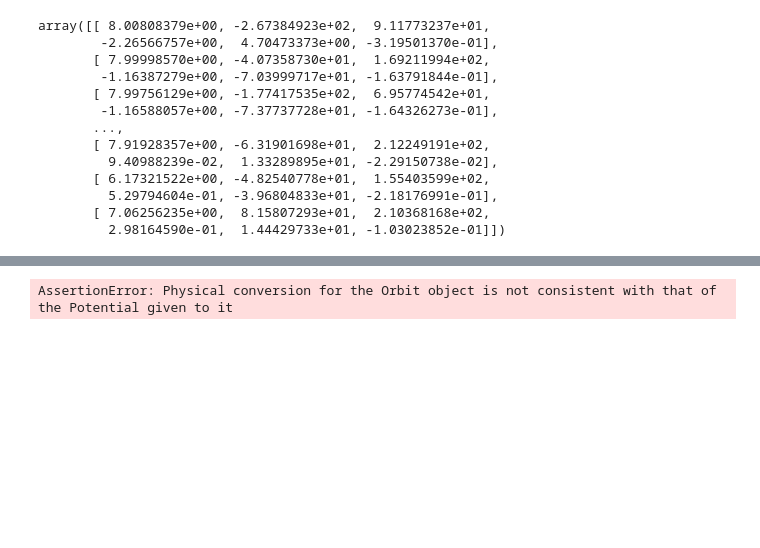
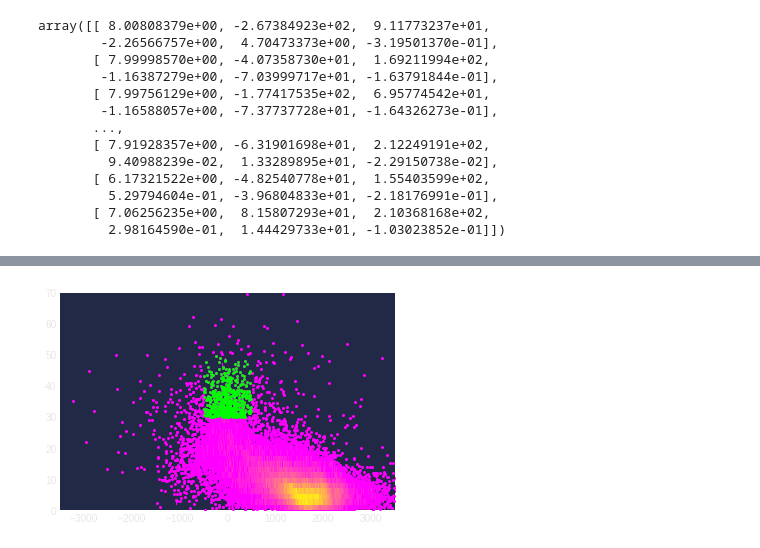
Before and after one commit to rodrigo1889/Gaia-Enceladus-Sausage, a Jupyter notebook: Galpy.ipynb, the cells around one changed output, grey strips where cells are left out. Saved outputs shown, nothing was run; the diff lists cells and outputs as text; code cells hidden in the pictures; blank space fills up the shorter version.

```diff
--- a/Galpy.ipynb
+++ b/Galpy.ipynb
@@ -68,6 +71,9 @@ giants = pd.DataFrame(pd.read_csv("giants.csv"))
 giants["par/error"] = giants["parallax"]/giants["parallax_error"]
 
 giants = giants.loc[giants["par/error"] >= 5]
+# %%
+giants["index"] = np.arange(0,len(giants["index"]))
+giants = giants.set_index("index")
 # %%
 giants["distance"] = 1/(giants["parallax"]) #kpc
 # %%
@@ -147,5 +155 @@ giants["lz"]
 Name: lz, Length: 178974, dtype: float64
-# %%
-orbita.E(pot=pt)
-# %% [output]
-AssertionError: Physical conversion for the Orbit object is not consistent with that of the Potential given to it
@@ -151,0 +158,17 @@ AssertionError: Physical conversion for the Orbit object is not consistent with
+# %%
+maquinitas = giants[(giants["lz"]>= -500) & (giants["lz"] <= 500) &
+                    (np.sqrt(giants["J_R"]) <= 50) & (np.sqrt(giants["J_R"]) >= 30)]
+# %%
+maquinitas = maquinitas.loc[(maquinitas["lz"].notna())&(np.sqrt(maquinitas["J_R"].notna()))]
+# %%
+giants = giants.loc[(giants["lz"].notna())&(np.sqrt(giants["J_R"].notna()))]
+# %%
+h = plt.hist2d(giants["lz"],np.sqrt(giants["J_R"]), bins=2500, cmin=2,
+               norm=mplt.colors.PowerNorm(0.5), zorder=4,cmap=plt.cm.spring)
+plt.scatter(giants["lz"],np.sqrt(giants["J_R"]),s=4,color=mplt.cm.get_cmap("spring")(0),)
+plt.scatter(maquinitas["lz"],np.sqrt(maquinitas["J_R"]),zorder=5,color="lime",s=3)
+plt.ylim(0,70)
+plt.xlim(-3.5e3,3.5e3)
+plt.show()
+# %% [output]
+[figure, added]
```
Also changed, not shown: parts of 10 cells of this notebook, 4 other files.
